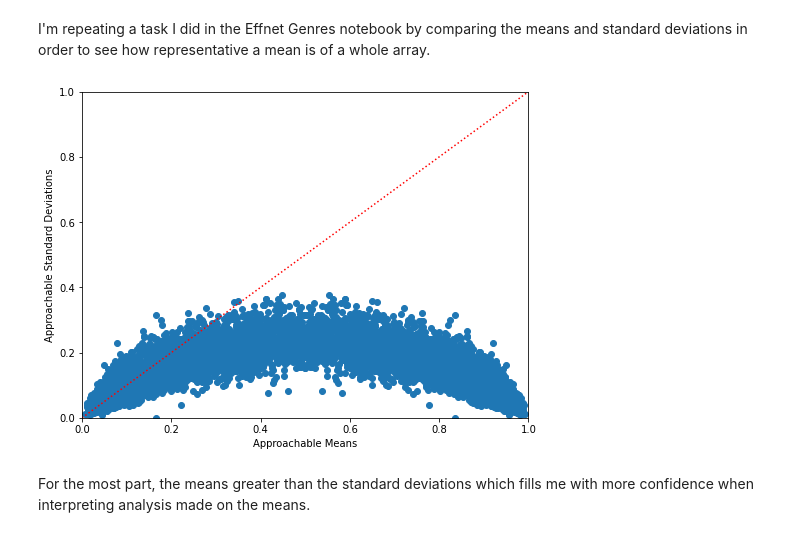
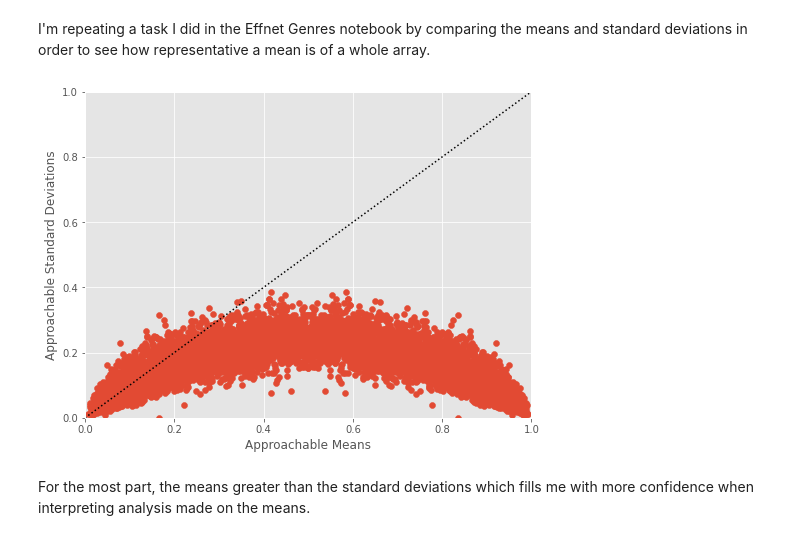
Before and after one commit to GeorgeMcIntire/DataJockey, a Jupyter notebook: Notebooks/EDA Style Classification.ipynb, the cells around one changed output. Saved outputs shown, nothing was run; the diff lists cells and outputs as text; code cells hidden in the pictures.

```diff
--- a/Notebooks/EDA Style Classification.ipynb
+++ b/Notebooks/EDA Style Classification.ipynb
@@ -22,6 +22,7 @@ import taglib
 import warnings
 warnings.filterwarnings('ignore')
 pd.set_option('max_colwidth', 100)
+plt.style.use("ggplot")
 # %%
 #Imports from project package called project_tools
 from project_tools.utils import adapt_array, convert_array, tag_cleaner, json_opener
@@ -39,7 +40,6 @@ I'll be analyzing data from the following tables
 tables = ['approachability_2c_effnet_discogs_1_activations',
  'danceability_effnet_discogs_1_activations',
  'engagement_2c_effnet_discogs_1_activations',
- 'genre_electronic_effnet_discogs_1_activations',
  'mood_acoustic_effnet_discogs_1_activations',
  'mood_aggressive_effnet_discogs_1_activations',
  'mood_happy_effnet_discogs_1_activations',
@@ -106,11 +148,8 @@ I'm the first to admit that the music I play is not mainstream — you won't hea
 With that being said I'm quite eager to know the approachability model's assessment of my collection. What does it mean if a song that is not popular is rated high on the approachability scale? This could potentially be a huge deal because DJs love to play great songs that crowds haven't heard before. So if I have a bunch relatively obscure songs whose sound has massive crossover appeal, I could be onto something here.
 # %%
 table = tables[0]
-print(f"Loading {table} data")
-approach_df = pd.read_sql_query(f"SELECT * FROM {table}",
-                                con = conn).set_index("sid").applymap(lambda x:x[0])
-approach_df = approach_df[~approach_df.index.duplicated(keep='first')]
-approach_df.head(5)
+approach = ActivationDataHub(table_name=table)
+approach.df.head()
 # %% [output]
 Loading approachability_2c_effnet_discogs_1_activations data
 |  | not_approachable | approachable |
@@ -165,23 +204,23 @@ dtype: int64
 # %% [markdown]
 Derive the means and standard deviations of the arrays in each cell
 # %%
-approach_df_mean = approach_df.applymap(lambda x:x.mean())
-approach_df_std = approach_df.applymap(lambda x:x.std())
+approach_df_mean = approach.df_mean
+approach_df_std = approach.df_std
 # %% [markdown]
 I'm repeating a task I did in the Effnet Genres notebook by comparing the means and standard deviations in order to see how representative a mean is of a whole array.
 # %%
 all_means = approach_df_mean.values.flatten()
 all_stds = approach_df_std.values.flatten()
 
 plt.figure(figsize=(8, 6))
 plt.xlim(0, 1)
 plt.ylim(0, 1)
 plt.scatter(all_means, all_stds)
-plt.plot([0, 1],":", c= "r" )
+plt.plot([0, 1],":", c= "black" )
 plt.xlabel("Approachable Means")
 plt.ylabel("Approachable Standard Deviations");
 # %% [output]
-[figure, old version]
+[figure, new version]
 # %% [markdown]
 For the most part, the means greater than the standard deviations which fills me with more confidence when interpreting analysis made on the means.
 # %% [markdown]
```
Also changed, not shown: parts of 80 cells of this notebook, 3 other files.
